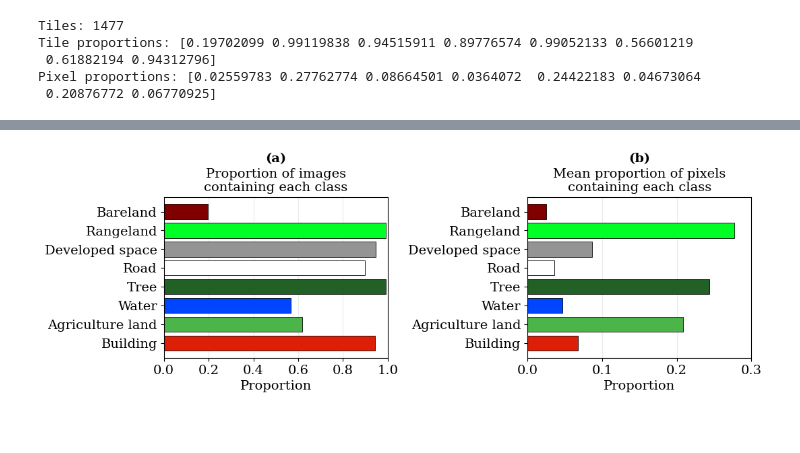
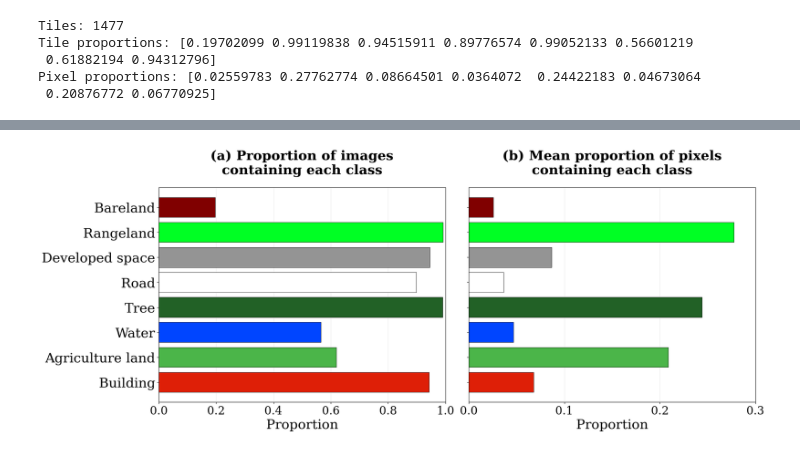
Before and after one commit to LaineyLouiseWard/ClassImbalance, a Jupyter notebook: scripts/figures/fig2_oem_distribution.ipynb, the cells around one changed output, grey strips where cells are left out. Cells and saved outputs as stored; diff of their text form; code cells hidden in the pictures.

Commit message:
Plotting/Training changes.

```diff
--- a/scripts/figures/fig2_oem_distribution.ipynb
+++ b/scripts/figures/fig2_oem_distribution.ipynb
@@ -168,7 +108,7 @@ plt.show()
 # %%
 fig, axes = plt.subplots(
     nrows=1, ncols=2,
-    figsize=(11, 4)
+    figsize=(10*2, 4*2)
 )
 
 fig.subplots_adjust(wspace=0.25)
@@ -184,61 +124,59 @@ ax.barh(
 )
 
 ax.set_yticks(Y)
-ax.set_yticklabels(LABELS, fontsize=14)
+ax.set_yticklabels(LABELS, fontsize=26)
 ax.invert_yaxis()
 ax.set_xlim(0, 1.0)
-ax.set_xlabel("Proportion", fontsize=14)
-ax.set_title("Proportion of images\ncontaining each class", fontsize=14)
+ax.set_xlabel("Proportion", fontsize=26)
 
 # move (a) up
 ax.text(
-    0.5, 1.20, "(a)",
+    0.5, 1.05, "(a) Proportion of images\ncontaining each class",
     transform=ax.transAxes,
     ha="center", va="bottom",
-    fontsize=14, fontweight="bold"
+    fontsize=26, fontweight="bold"
 )
 
 ax.grid(True, axis="x", alpha=0.25)
 ax.set_axisbelow(True)
-ax.tick_params(axis="x", labelsize=14)
+ax.tick_params(axis="x", labelsize=22)
 
 # -------- Panel (b): proportion of pixels --------
 ax = axes[1]
 ax.barh(
     Y,
     pixel_proportion,
     color=[OEM8_HEX[k] for k in PLOT_IDS],
     edgecolor="black",
     linewidth=0.6
 )
 
 ax.set_yticks(Y)
-ax.set_yticklabels(LABELS, fontsize=14)
+ax.set_yticklabels([])   # ← removes left-hand labels on right plot
 ax.invert_yaxis()
+ax.set_xlim(0, 0.3)
+ax.set_xticks([0.0, 0.1, 0.2, 0.3])
 
-# x-axis max = 3.0 (requested)
-ax.set_xlim(0, 0.3)
 
-ax.set_xlabel("Proportion", fontsize=14)
-ax.set_title("Mean proportion of pixels\ncontaining each class", fontsize=14)
+ax.set_xlabel("Proportion", fontsize=26)
 
 # move (b) up
 ax.text(
-    0.5, 1.20, "(b)",
+    0.5, 1.05, "(b) Mean proportion of pixels\ncontaining each class",
     transform=ax.transAxes,
     ha="center", va="bottom",
-    fontsize=14, fontweight="bold"
+    fontsize=26, fontweight="bold"
 )
 
 ax.grid(True, axis="x", alpha=0.25)
 ax.set_axisbelow(True)
-ax.tick_params(axis="x", labelsize=14)
+ax.tick_params(axis="x", labelsize=22)
 
 out_path = REPO_ROOT / "figures" / "fig2_oem_class_distribution.pdf"
 out_path.parent.mkdir(parents=True, exist_ok=True)
 
 fig.tight_layout()
 fig.savefig(out_path)
 plt.show()
 # %% [output]
-[figure, old version]
+[figure, new version]
```
Also changed, not shown: parts of 1 cell of this notebook, 52 other files.
